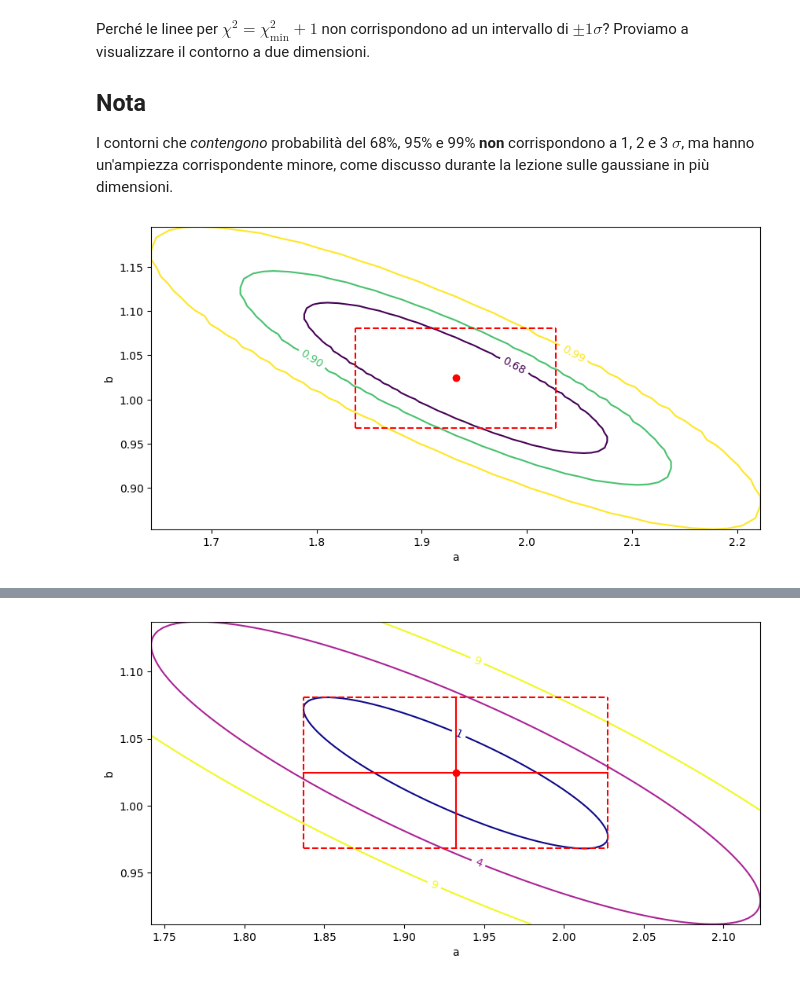
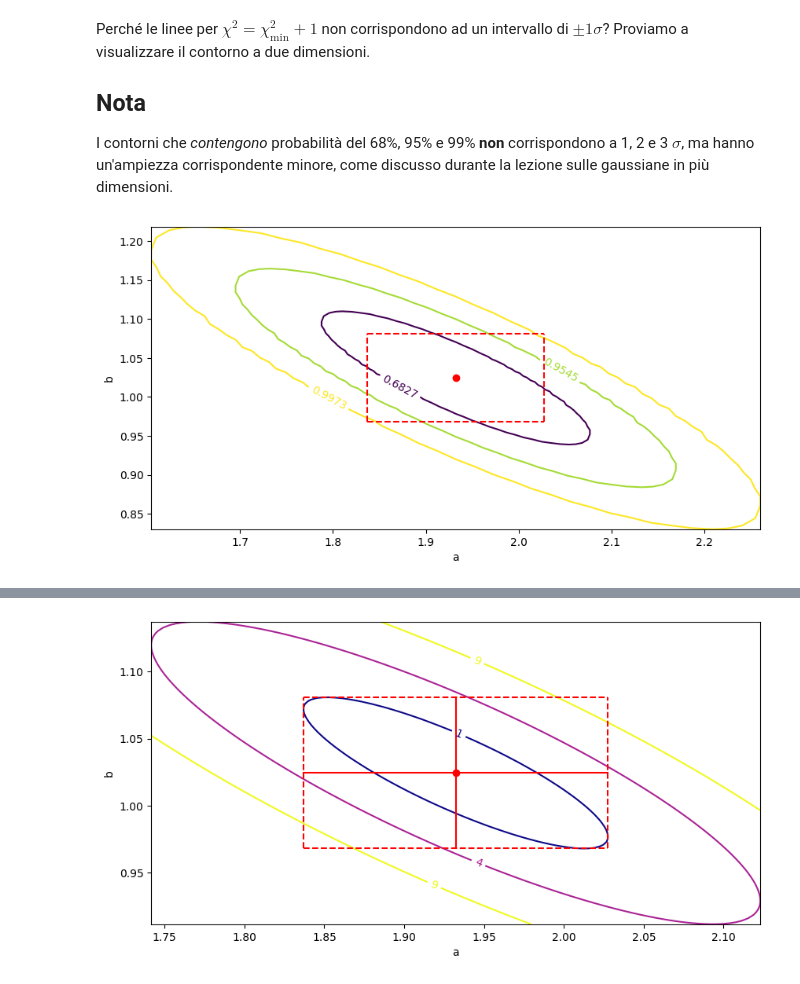
Before and after one commit to lucalista/analisi-dati-2025, a Jupyter notebook: 14.02.00__Minuit.ipynb, the cells around one changed output, grey strips where cells are left out. Drawn from its saved outputs; the diff is of its cells as text; code cells hidden in the pictures.

```diff
--- a/14.02.00__Minuit.ipynb
+++ b/14.02.00__Minuit.ipynb
@@ -309,12 +312,12 @@ Perché le linee per $\chi^2 = \chi^2_{\mathrm{min}}+1$ non corrispondono ad un
 I contorni che *contengono* probabilità del 68%, 95% e 99% **non** corrispondono a 1, 2 e 3 $\sigma$, ma hanno un'ampiezza corrispondente minore, come discusso durante la lezione sulle gaussiane in più dimensioni.
 # %%
 plt.figure(figsize=(10, 5))
-m.draw_mncontour("a", "b", cl=(0.68, 0.9, 0.99))
+m.draw_mncontour("a", "b", cl=(0.68269, 0.95450, 0.99730))
 plt.plot((av), (bv), marker='o', color='r')
 plt.plot((am, am), (bm, bp), linestyle='--', color='r')
 plt.plot((ap, ap), (bm, bp), linestyle='--', color='r')
 plt.plot((am, ap), (bm, bm), linestyle='--', color='r')
 plt.plot((am, ap), (bp, bp), linestyle='--', color='r')
 plt.show()
 # %% [output]
-[figure, old version]
+[figure, new version]
```
Also changed, not shown: parts of 26 cells of this notebook, 3 other files.
